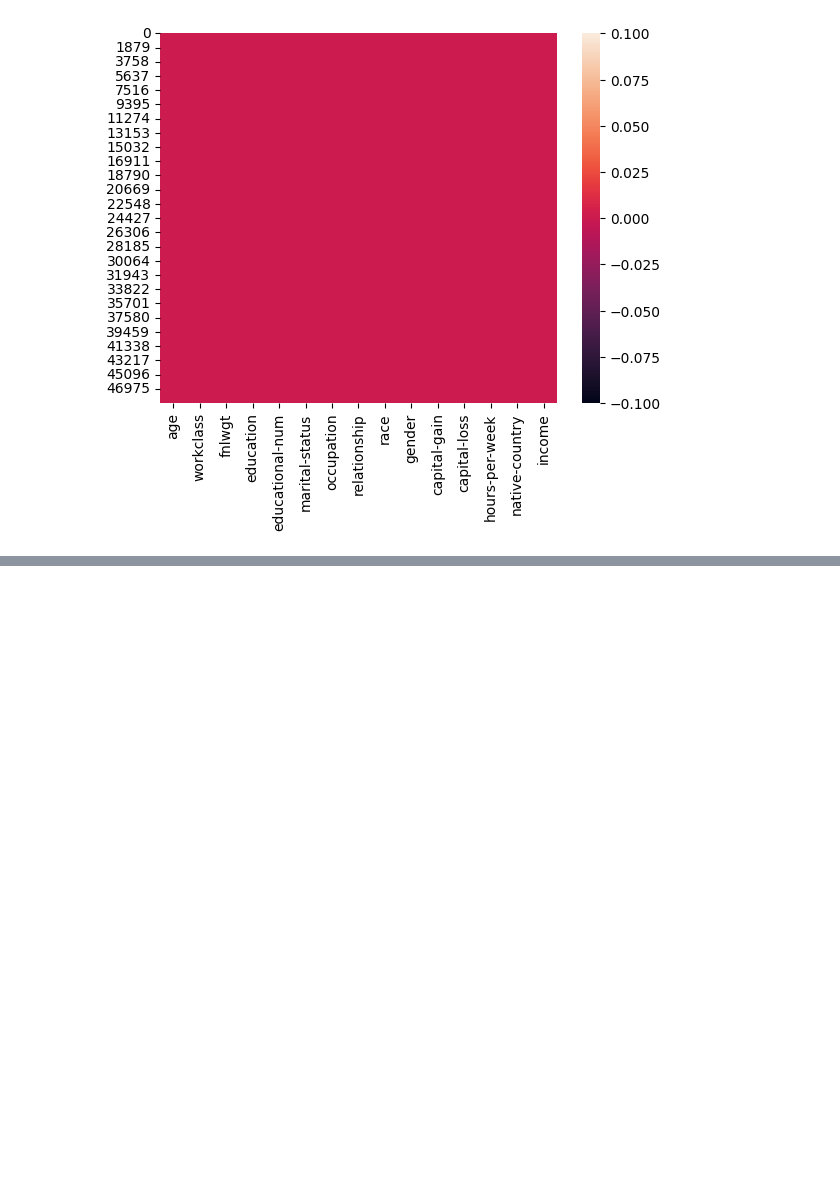
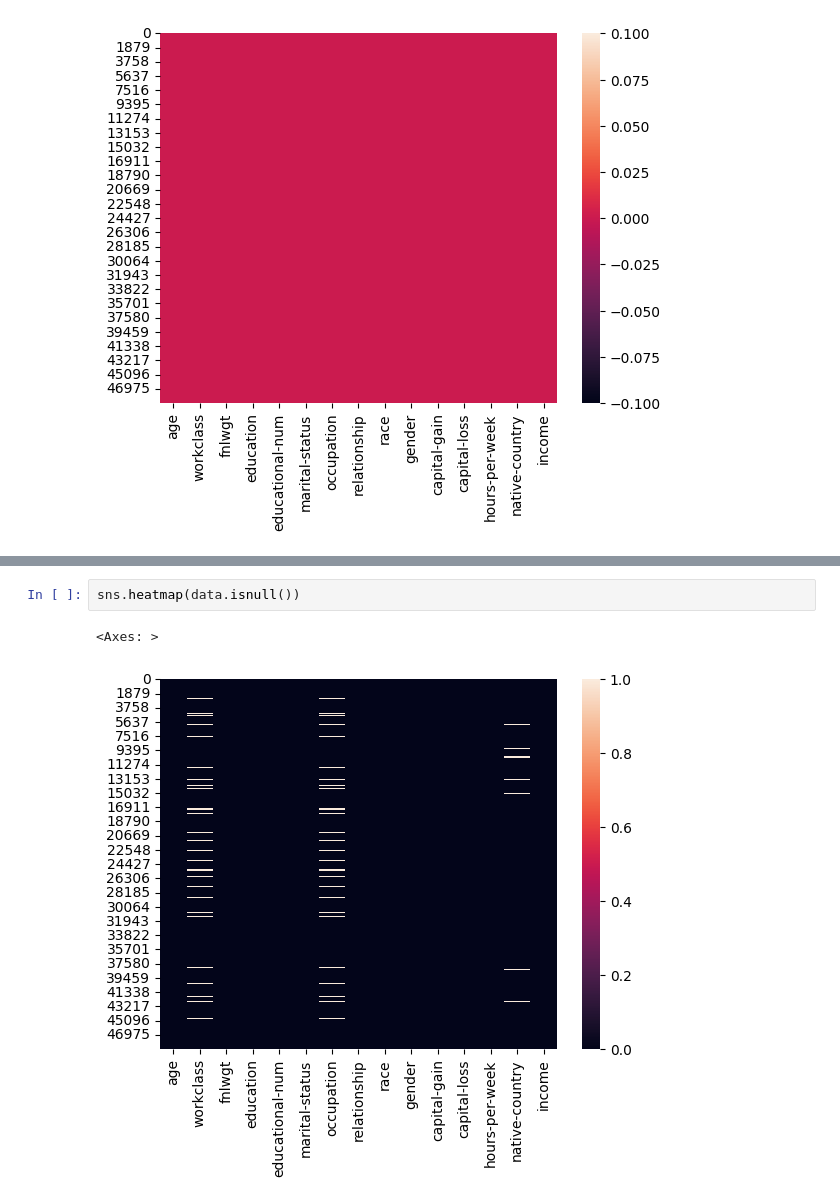
Before and after one commit to partho39/a, a Jupyter notebook: adultdata.ipynb, the cells around one changed output, grey strips where cells are left out. Cells and saved outputs as stored; diff of their text form; blank space fills up the shorter version.

```diff
--- a/adultdata.ipynb
+++ b/adultdata.ipynb
@@ -104,0 +159,5 @@ sns.heatmap(data.isnull())
+# %%
+sns.heatmap(data.isnull())
+# %% [output]
+<Axes: >
+[figure, added]
```
Also changed, not shown: parts of 21 cells of this notebook, 1 other file.
